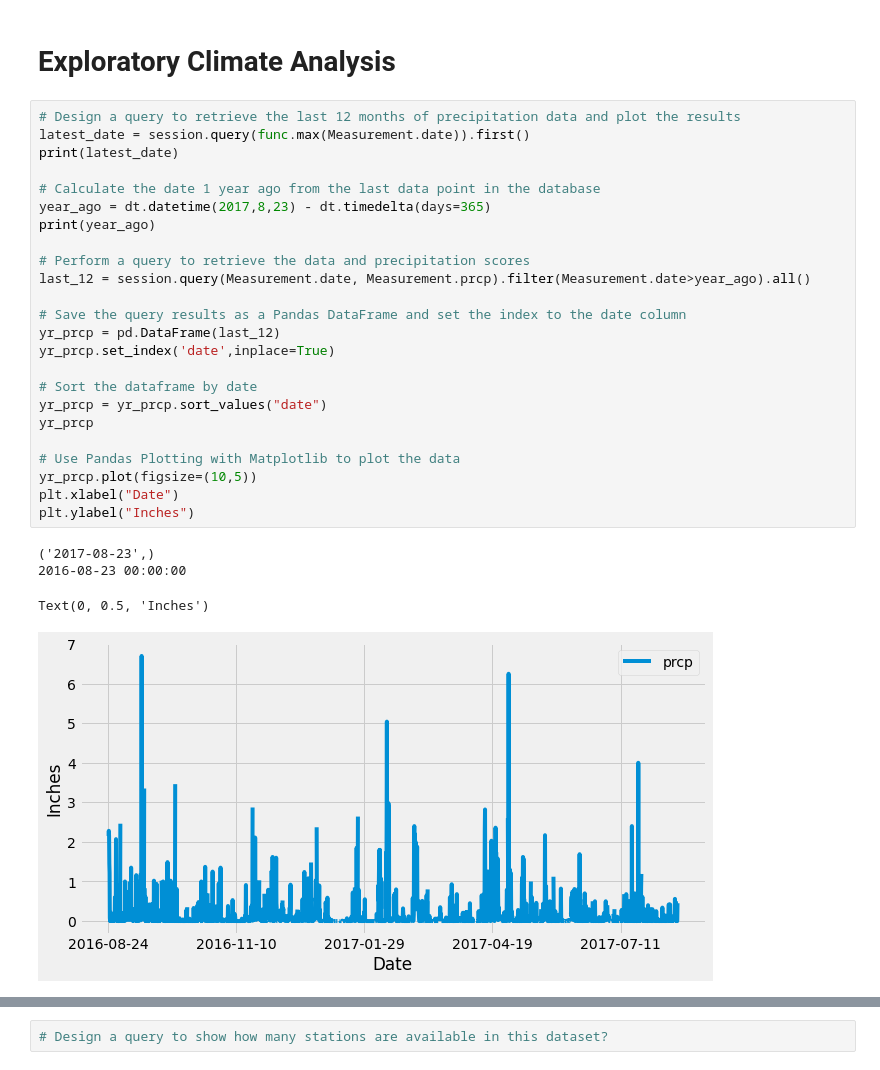
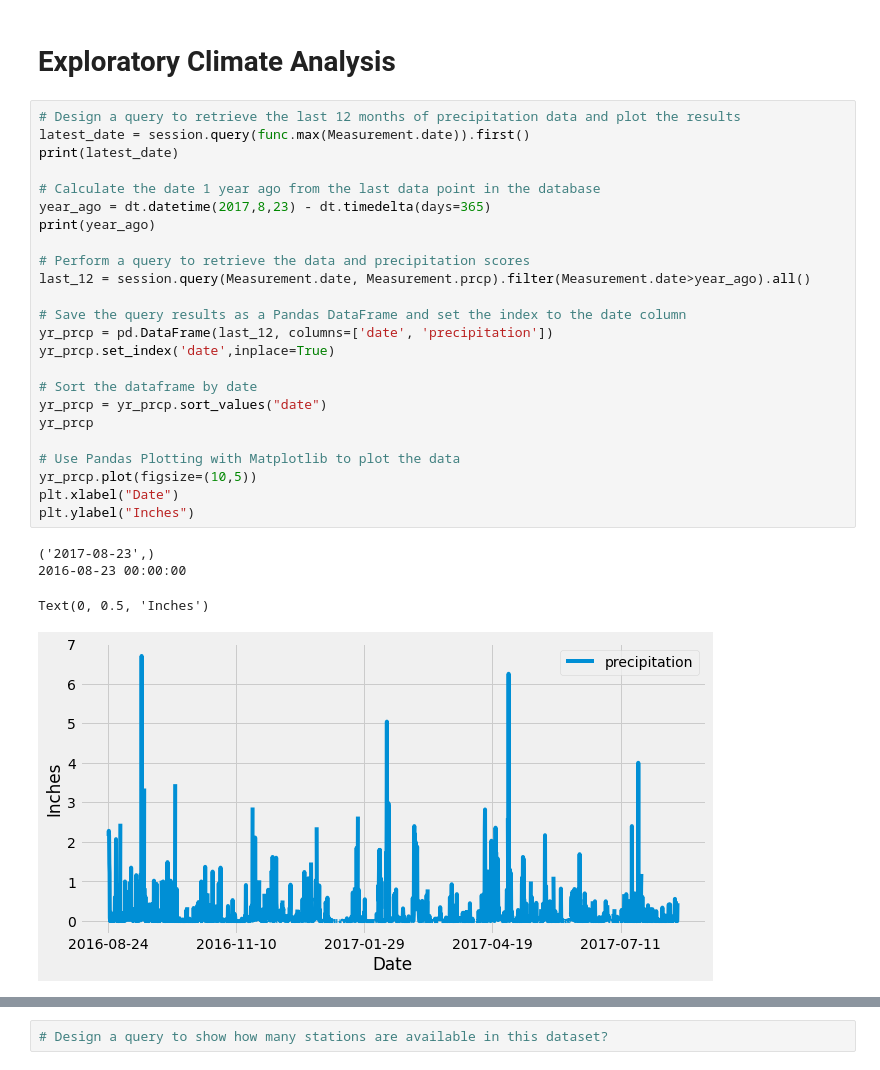
Before and after one commit to adamholcomb/sqlalchemy-challenge, a Jupyter notebook: climate.ipynb, the cells around one changed output, grey strips where cells are left out. Drawn from its saved outputs; the diff is of its cells as text.

```diff
--- a/climate.ipynb
+++ b/climate.ipynb
@@ -60,31 +60,31 @@ session = Session(engine)
 # %%
 # Design a query to retrieve the last 12 months of precipitation data and plot the results
 latest_date = session.query(func.max(Measurement.date)).first()
 print(latest_date)
 
 # Calculate the date 1 year ago from the last data point in the database
 year_ago = dt.datetime(2017,8,23) - dt.timedelta(days=365)
 print(year_ago)
 
 # Perform a query to retrieve the data and precipitation scores
 last_12 = session.query(Measurement.date, Measurement.prcp).filter(Measurement.date>year_ago).all()
 
 # Save the query results as a Pandas DataFrame and set the index to the date column
-yr_prcp = pd.DataFrame(last_12)
+yr_prcp = pd.DataFrame(last_12, columns=['date', 'precipitation'])
 yr_prcp.set_index('date',inplace=True)
 
 # Sort the dataframe by date
 yr_prcp = yr_prcp.sort_values("date")
 yr_prcp
 
 # Use Pandas Plotting with Matplotlib to plot the data
 yr_prcp.plot(figsize=(10,5))
 plt.xlabel("Date")
 plt.ylabel("Inches")
 # %% [output]
 ('2017-08-23',)
 2016-08-23 00:00:00
 Text(0, 0.5, 'Inches')
-[figure, old version]
+[figure, new version]
 # %%
 # Use Pandas to calcualte the summary statistics for the precipitation data
```
Also changed, not shown: parts of 1 cell of this notebook.
